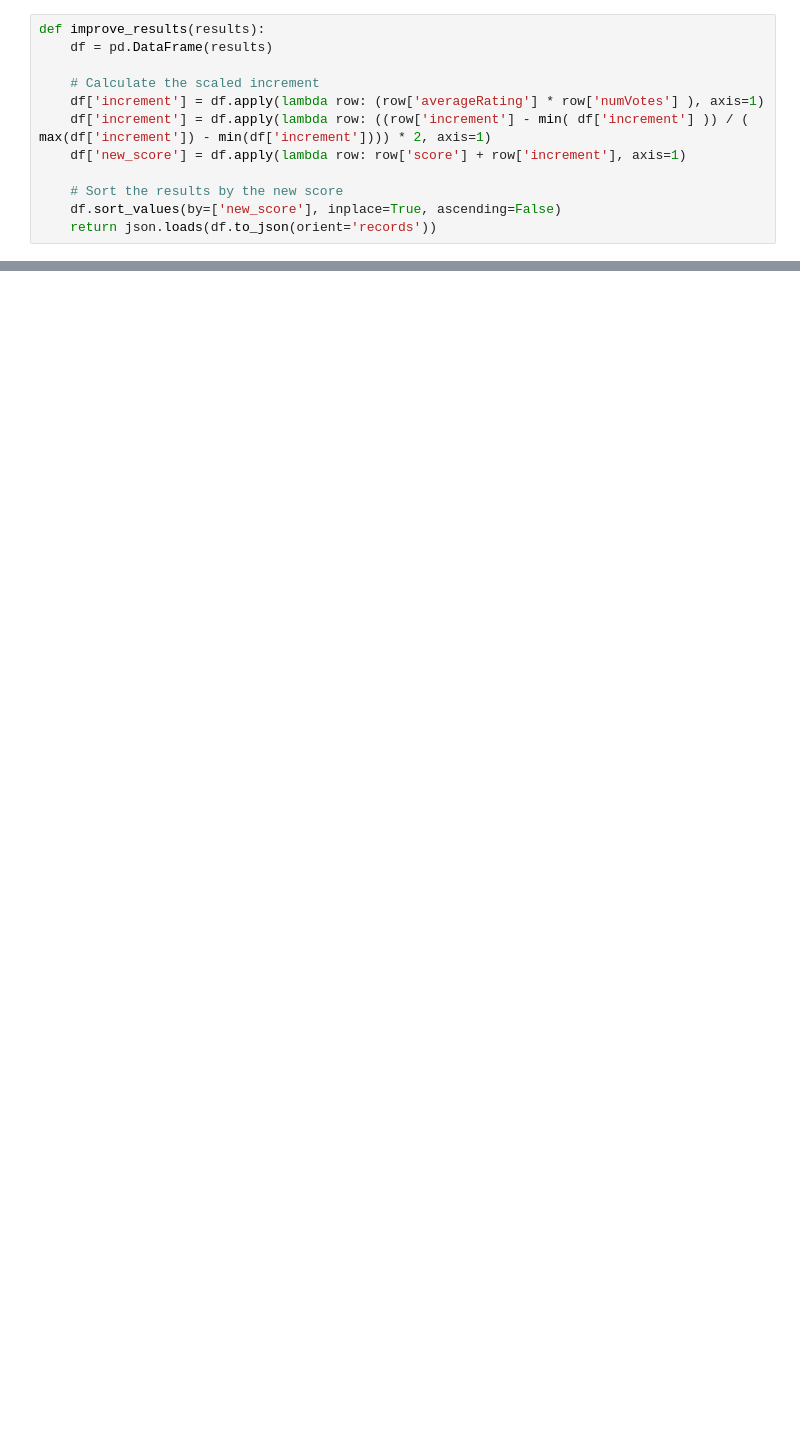
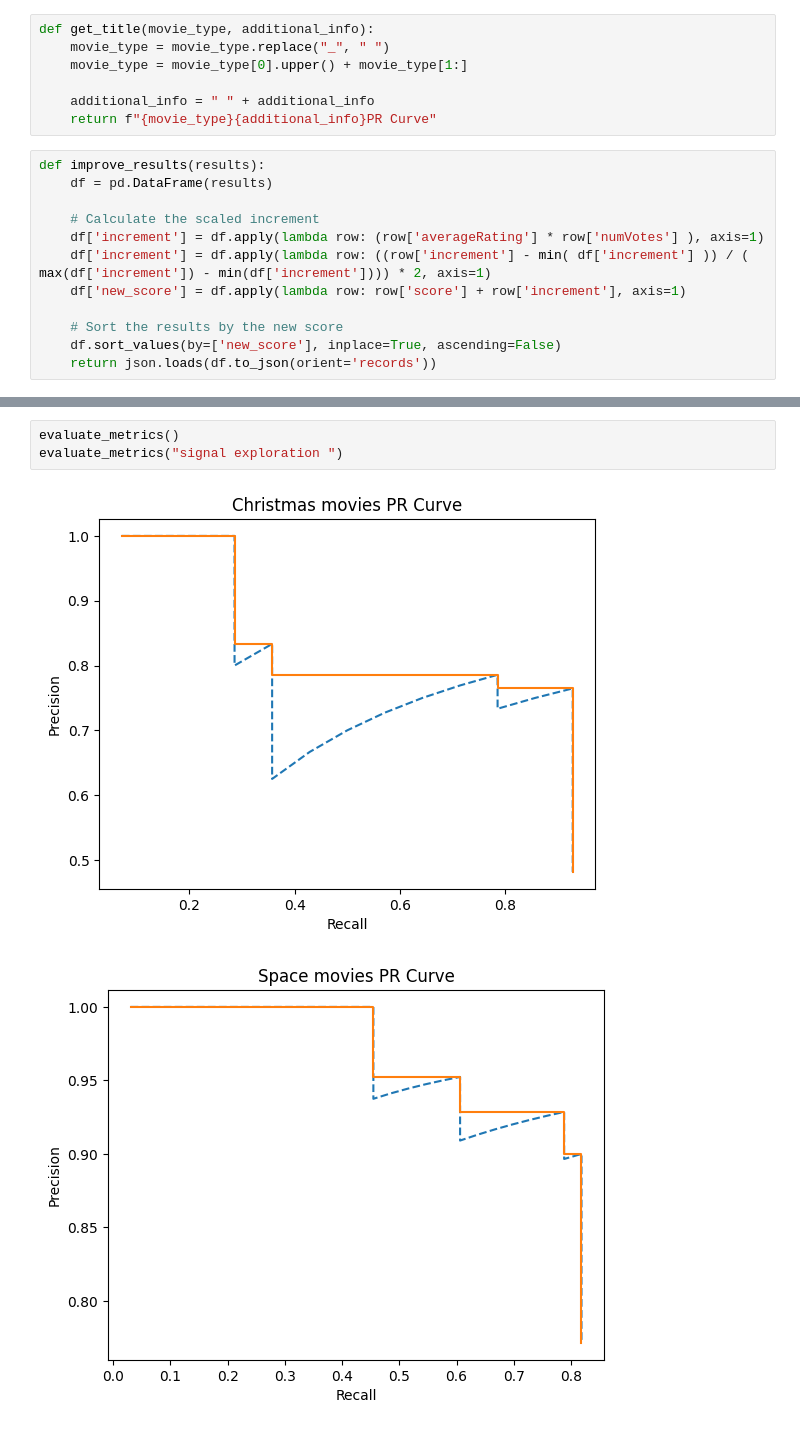
Before and after one commit to margaridav27/feup-pri, a Jupyter notebook: milestone3/notebooks/evaluation.ipynb, the cells around one changed output, grey strips where cells are left out. Drawn from its saved outputs; the diff is of its cells as text; blank space fills up the shorter version.

```diff
--- a/milestone3/notebooks/evaluation.ipynb
+++ b/milestone3/notebooks/evaluation.ipynb
@@ -36,6 +36,13 @@ info = {
         "qrels_file": ROMANCE_TEEN_QRELS_FILE,
     }
 }
+# %%
+def get_title(movie_type, additional_info):
+    movie_type = movie_type.replace("_", " ")
+    movie_type = movie_type[0].upper() + movie_type[1:]
+
+    additional_info = " " + additional_info
+    return f"{movie_type}{additional_info}PR Curve"
 # %%
 def improve_results(results):
     df = pd.DataFrame(results)
@@ -125,0 +129,6 @@ if not DEBUG:
+# %%
+evaluate_metrics()
+evaluate_metrics("signal exploration ")
+# %% [output]
+[figure, added]
+[figure, added]
```
Also changed, not shown: parts of 2 cells of this notebook, 19 other files.
